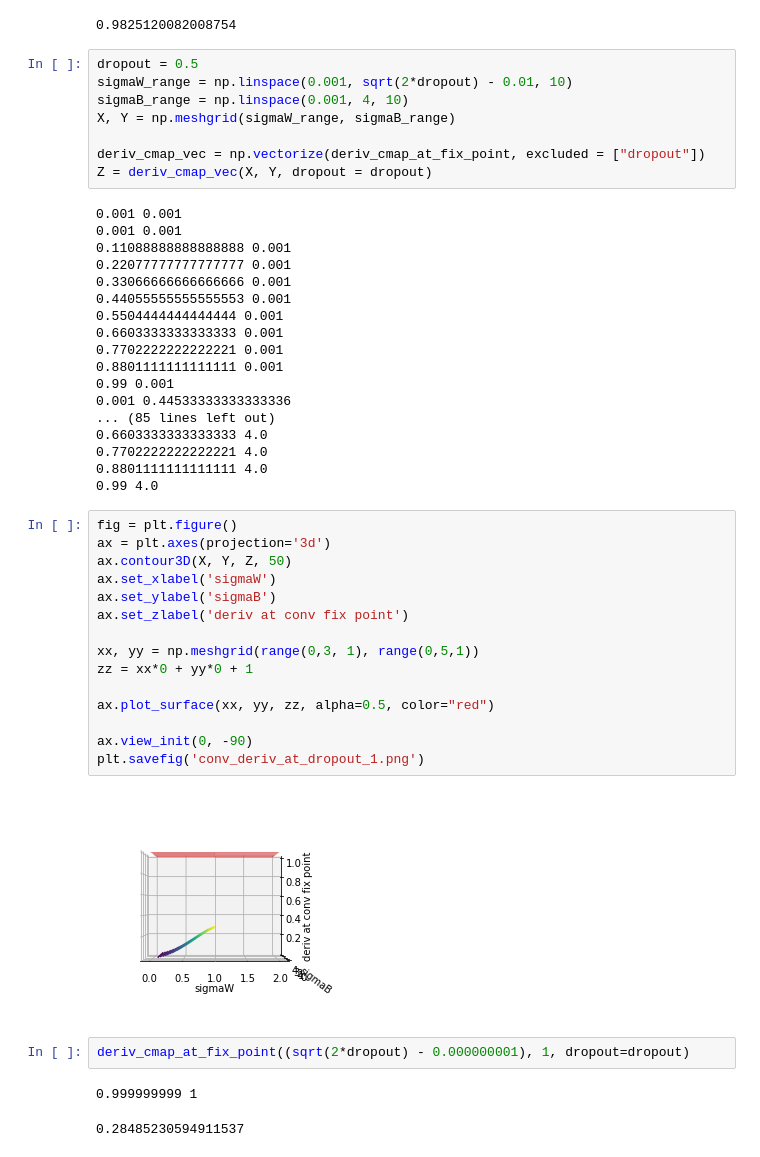
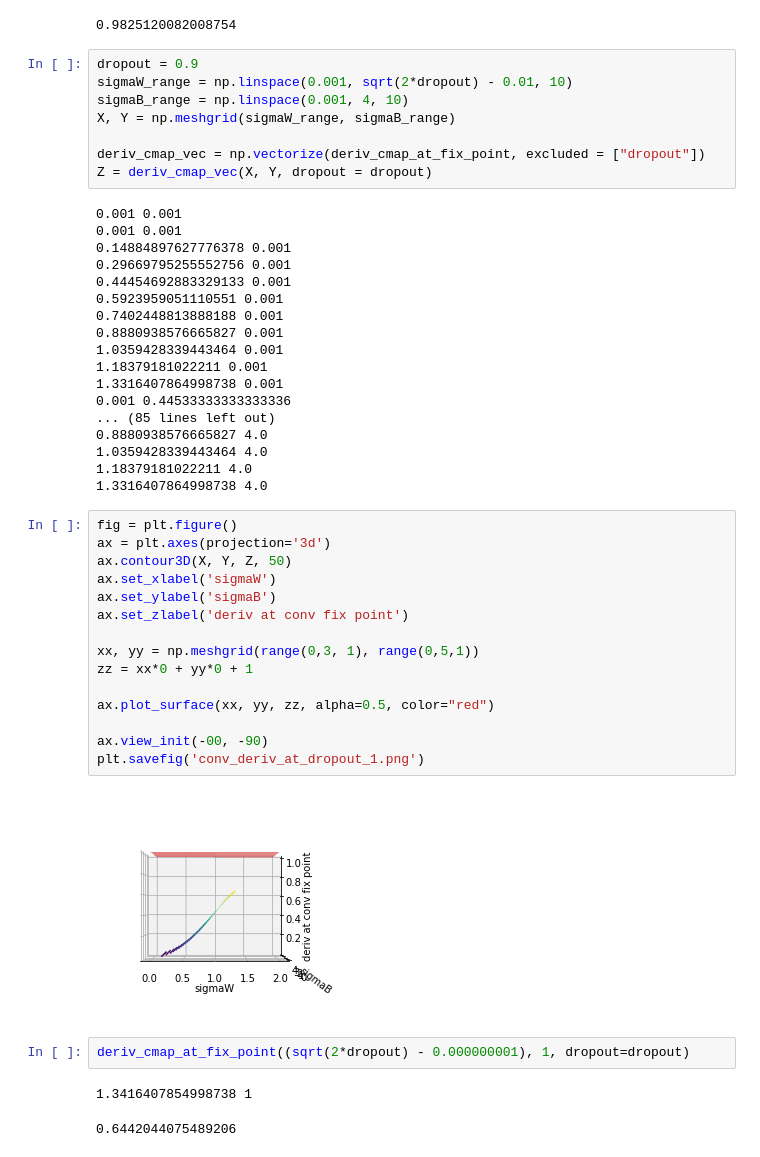
Before and after one commit to saroyas/deep_chaos, a Jupyter notebook: workbook9_relu.ipynb, the cells around one changed output. Cells and saved outputs as stored; diff of their text form.

```diff
--- a/workbook9_relu.ipynb
+++ b/workbook9_relu.ipynb
@@ -278,7 +278,7 @@ deriv_cmap_at_fix_point((sqrt(2*dropout) - 0.000000001), 1, dropout=dropout)
 1.414213561373095 1
 0.9825120082008754
 # %%
-dropout = 0.5
+dropout = 0.9
 sigmaW_range = np.linspace(0.001, sqrt(2*dropout) - 0.01, 10)
 sigmaB_range = np.linspace(0.001, 4, 10)
 X, Y = np.meshgrid(sigmaW_range, sigmaB_range)
@@ -288,40 +288,40 @@ Z = deriv_cmap_vec(X, Y, dropout = dropout)
 # %% [output]
 0.001 0.001
 0.001 0.001
-0.11088888888888888 0.001
-0.22077777777777777 0.001
-0.33066666666666666 0.001
-0.44055555555555553 0.001
-0.5504444444444444 0.001
-0.6603333333333333 0.001
-0.7702222222222221 0.001
-0.8801111111111111 0.001
-0.99 0.001
+0.14884897627776378 0.001
+0.29669795255552756 0.001
+0.44454692883329133 0.001
+0.5923959051110551 0.001
+0.7402448813888188 0.001
+0.8880938576665827 0.001
+1.0359428339443464 0.001
+1.18379181022211 0.001
+1.3316407864998738 0.001
 0.001 0.44533333333333336
 ... (85 lines left out)
-0.6603333333333333 4.0
-0.7702222222222221 4.0
-0.8801111111111111 4.0
-0.99 4.0
+0.8880938576665827 4.0
+1.0359428339443464 4.0
+1.18379181022211 4.0
+1.3316407864998738 4.0
 # %%
 fig = plt.figure()
 ax = plt.axes(projection='3d')
 ax.contour3D(X, Y, Z, 50)
 ax.set_xlabel('sigmaW')
 ax.set_ylabel('sigmaB')
 ax.set_zlabel('deriv at conv fix point')
 
 xx, yy = np.meshgrid(range(0,3, 1), range(0,5,1))
 zz = xx*0 + yy*0 + 1
 
 ax.plot_surface(xx, yy, zz, alpha=0.5, color="red")
 
-ax.view_init(0, -90)
+ax.view_init(-00, -90)
 plt.savefig('conv_deriv_at_dropout_1.png')
 # %% [output]
-[figure, old version]
+[figure, new version]
 # %%
 deriv_cmap_at_fix_point((sqrt(2*dropout) - 0.000000001), 1, dropout=dropout)
 # %% [output]
-0.999999999 1
+1.3416407854998738 1
-0.28485230594911537
+0.6442044075489206
```
Also changed, not shown: 2 other files.
